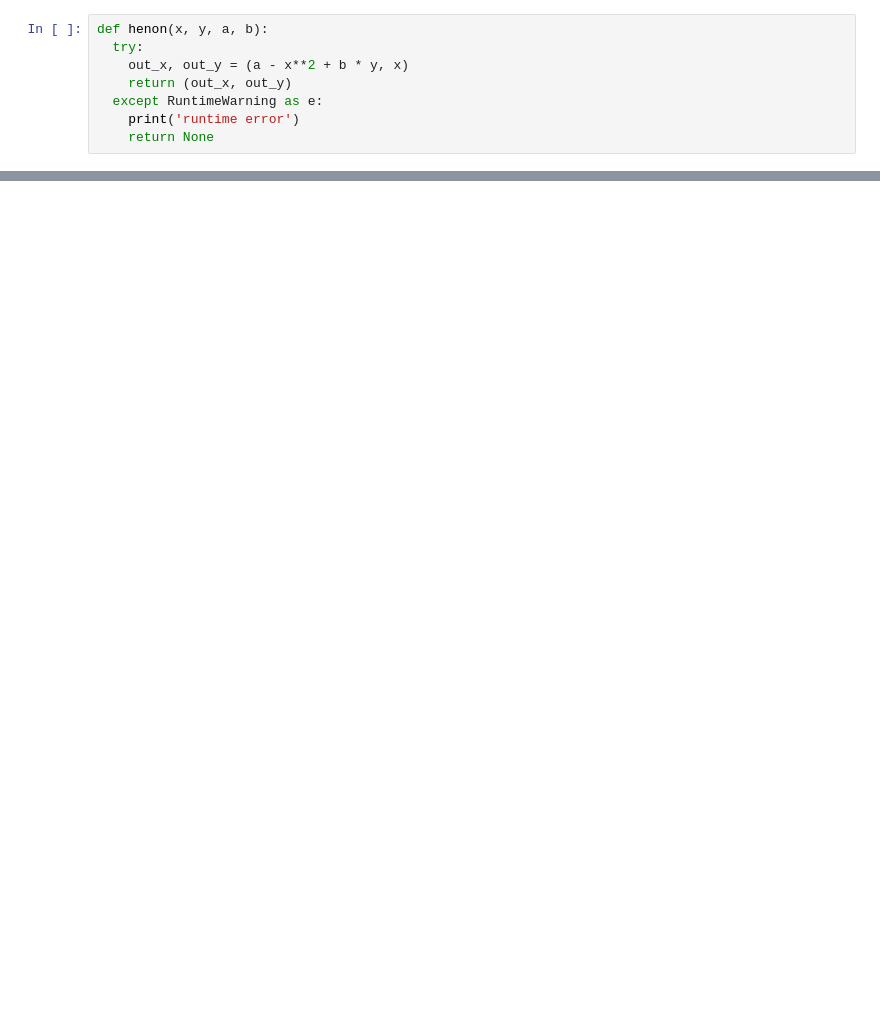
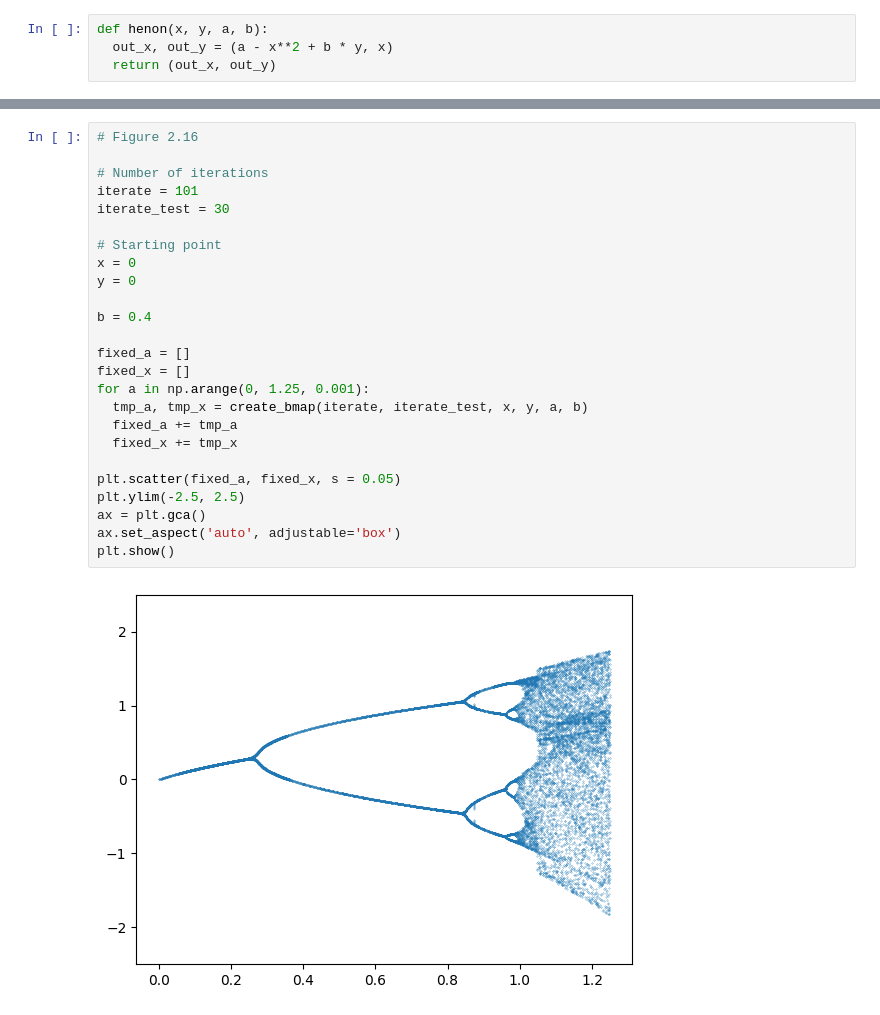
Before and after one commit to jasminl/chaos, a Jupyter notebook: henon_bifurcation.ipynb, the cells around one changed output, grey strips where cells are left out. Saved outputs shown, nothing was run; the diff lists cells and outputs as text; blank space fills up the shorter version.

```diff
--- a/henon_bifurcation.ipynb
+++ b/henon_bifurcation.ipynb
@@ -9,9 +7,5 @@ import math
 # %%
 def henon(x, y, a, b):
-  try:
-    out_x, out_y = (a - x**2 + b * y, x)
-    return (out_x, out_y)
-  except RuntimeWarning as e:
-    print('runtime error')
-    return None
+  out_x, out_y = (a - x**2 + b * y, x)
+  return (out_x, out_y)
 # %%
@@ -48,0 +39,27 @@ plt.show()
+# %%
+# Figure 2.16
+
+# Number of iterations
+iterate = 101
+iterate_test = 30
+
+# Starting point
+x = 0
+y = 0
+
+b = 0.4
+
+fixed_a = []
+fixed_x = []
+for a in np.arange(0, 1.25, 0.001):
+  tmp_a, tmp_x = create_bmap(iterate, iterate_test, x, y, a, b)
+  fixed_a += tmp_a
+  fixed_x += tmp_x
+
+plt.scatter(fixed_a, fixed_x, s = 0.05)
+plt.ylim(-2.5, 2.5)
+ax = plt.gca()
+ax.set_aspect('auto', adjustable='box')
+plt.show()
+# %% [output]
+[figure, added]
```
Also changed, not shown: parts of 5 cells of this notebook.
